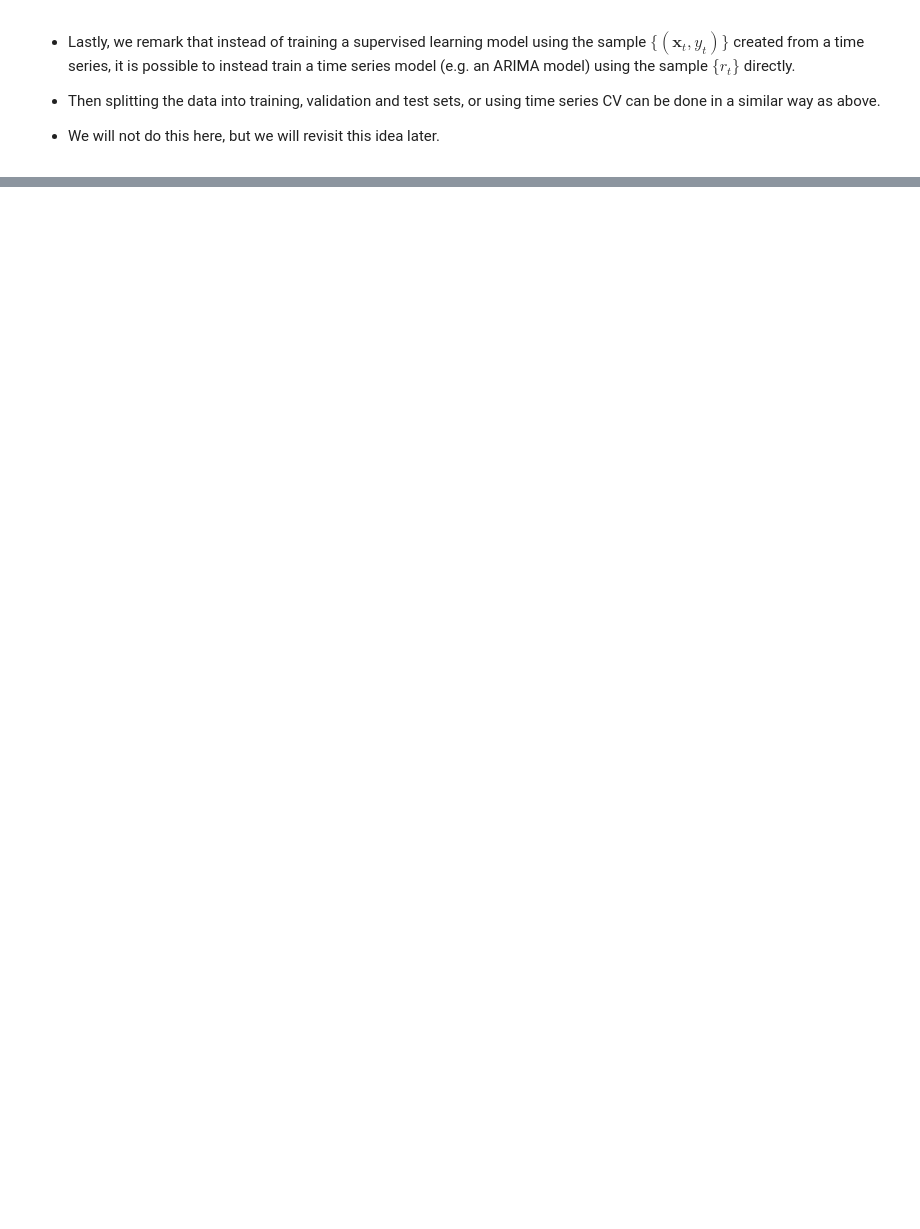
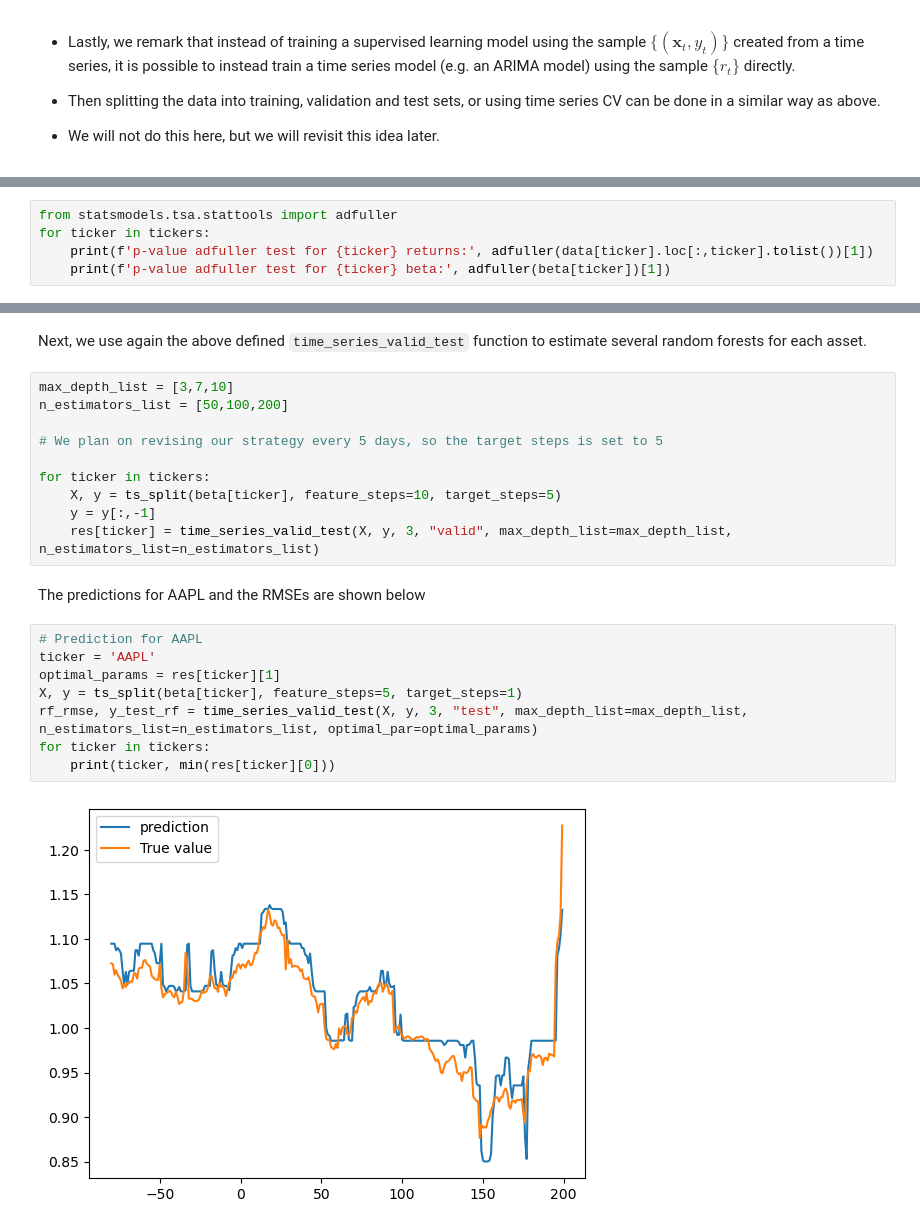
Before and after one commit to yshirai999/Machine-Learning-Lectures, a Jupyter notebook: Lecture5.ipynb, the cells around one changed output, grey strips where cells are left out. Saved outputs shown, nothing was run; the diff lists cells and outputs as text; blank space fills up the shorter version.

```diff
--- a/Lecture5.ipynb
+++ b/Lecture5.ipynb
@@ -350,0 +519,5 @@ rf_rmse
+# %%
+from statsmodels.tsa.stattools import adfuller
+for ticker in tickers:
+    print(f'p-value adfuller test for {ticker} returns:', adfuller(data[ticker].loc[:,ticker].tolist())[1])
+    print(f'p-value adfuller test for {ticker} beta:', adfuller(beta[ticker])[1])
@@ -350,0 +542,24 @@ rf_rmse
+# %% [markdown]
+Next, we use again the above defined `time_series_valid_test` function to estimate several random forests for each asset.
+# %%
+max_depth_list = [3,7,10]
+n_estimators_list = [50,100,200]
+
+# We plan on revising our strategy every 5 days, so the target steps is set to 5
+
+for ticker in tickers:
+    X, y = ts_split(beta[ticker], feature_steps=10, target_steps=5)
+    y = y[:,-1]
+    res[ticker] = time_series_valid_test(X, y, 3, "valid", max_depth_list=max_depth_list, n_estimators_list=n_estimators_list)
+# %% [markdown]
+The predictions for AAPL and the RMSEs are shown below
+# %%
+# Prediction for AAPL
+ticker = 'AAPL'
+optimal_params = res[ticker][1]
+X, y = ts_split(beta[ticker], feature_steps=5, target_steps=1)
+rf_rmse, y_test_rf = time_series_valid_test(X, y, 3, "test", max_depth_list=max_depth_list, n_estimators_list=n_estimators_list, optimal_par=optimal_params)
+for ticker in tickers:
+    print(ticker, min(res[ticker][0]))
+# %% [output]
+[figure, added]
```
Also changed, not shown: parts of 15 cells of this notebook.
